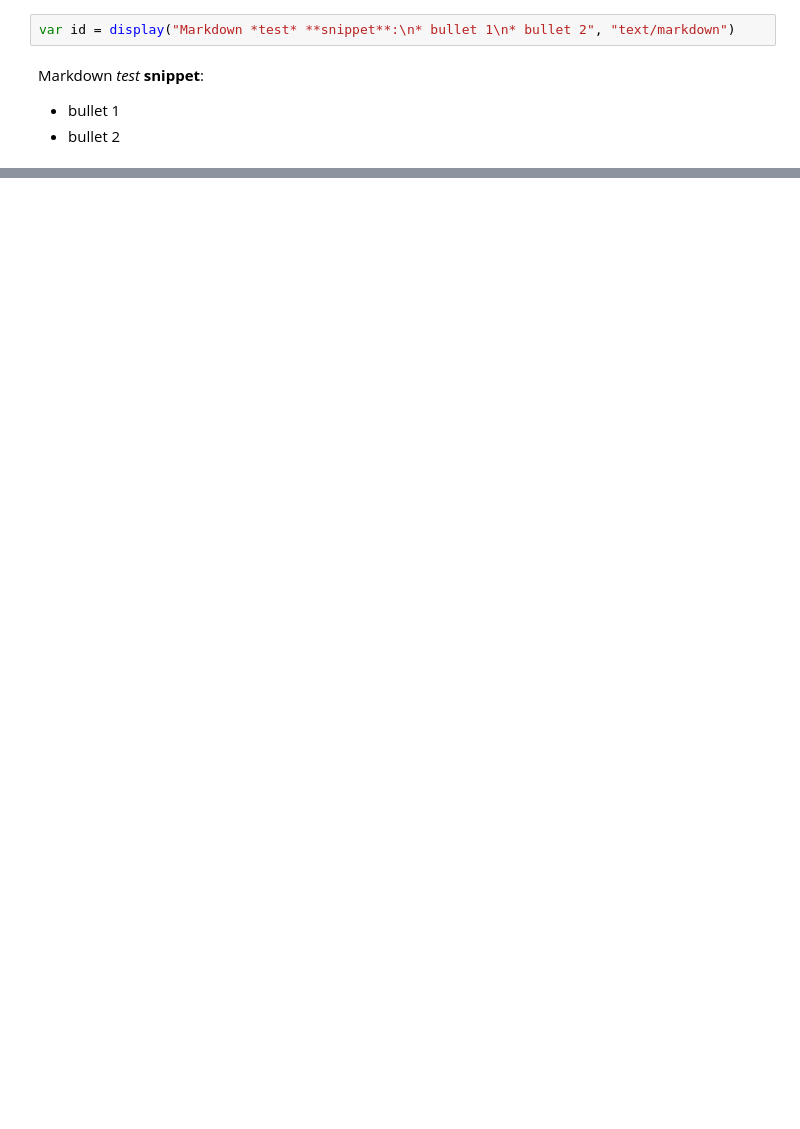
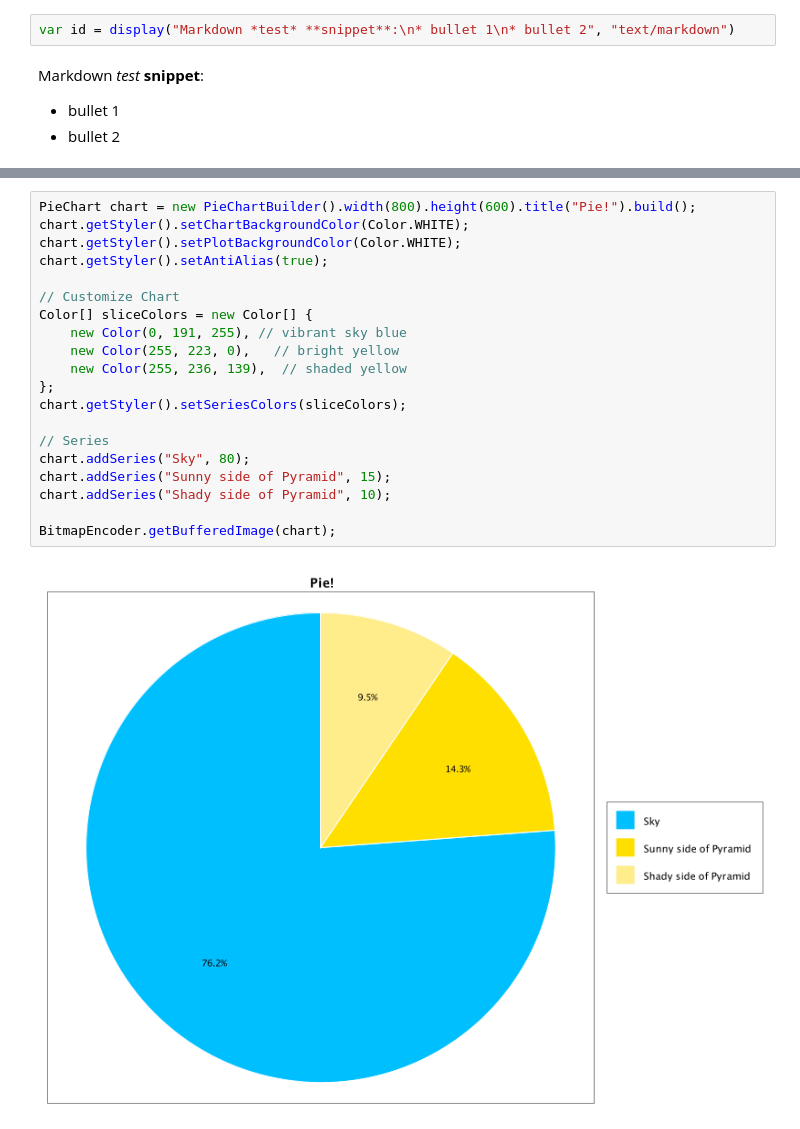
Before and after one commit to jbangdev/jbang-jupyter-examples, a Jupyter notebook: basics.ipynb, the cells around one changed output, grey strips where cells are left out. Cells and saved outputs as stored; diff of their text form; blank space fills up the shorter version.

Commit message:
add visuals

```diff
--- a/basics.ipynb
+++ b/basics.ipynb
@@ -33,0 +40,22 @@ Markdown *test* **snippet**:
+# %%
+PieChart chart = new PieChartBuilder().width(800).height(600).title("Pie!").build();
+chart.getStyler().setChartBackgroundColor(Color.WHITE);
+chart.getStyler().setPlotBackgroundColor(Color.WHITE);
+chart.getStyler().setAntiAlias(true);
+
+// Customize Chart
+Color[] sliceColors = new Color[] {
+    new Color(0, 191, 255), // vibrant sky blue
+    new Color(255, 223, 0),   // bright yellow
+    new Color(255, 236, 139),  // shaded yellow
+};
+chart.getStyler().setSeriesColors(sliceColors);
+
+// Series
+chart.addSeries("Sky", 80);
+chart.addSeries("Sunny side of Pyramid", 15);
+chart.addSeries("Shady side of Pyramid", 10);
+
+BitmapEncoder.getBufferedImage(chart);
+# %% [output]
+[figure, added]
```
Also changed, not shown: parts of 12 cells of this notebook.
